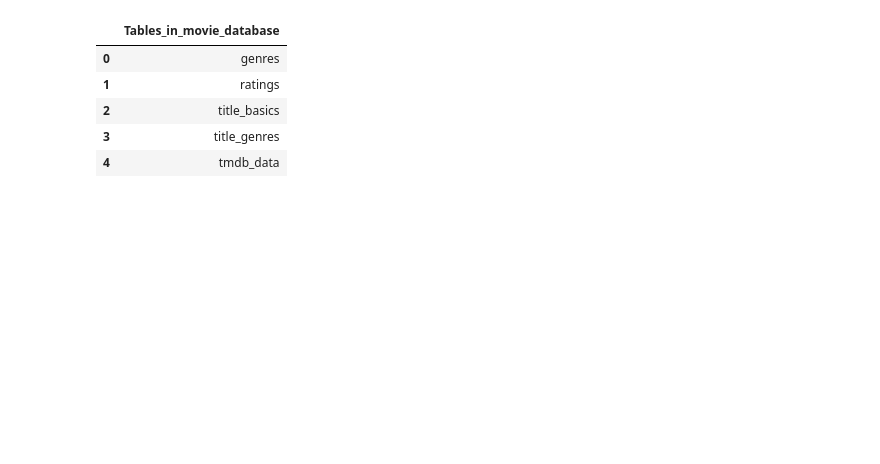
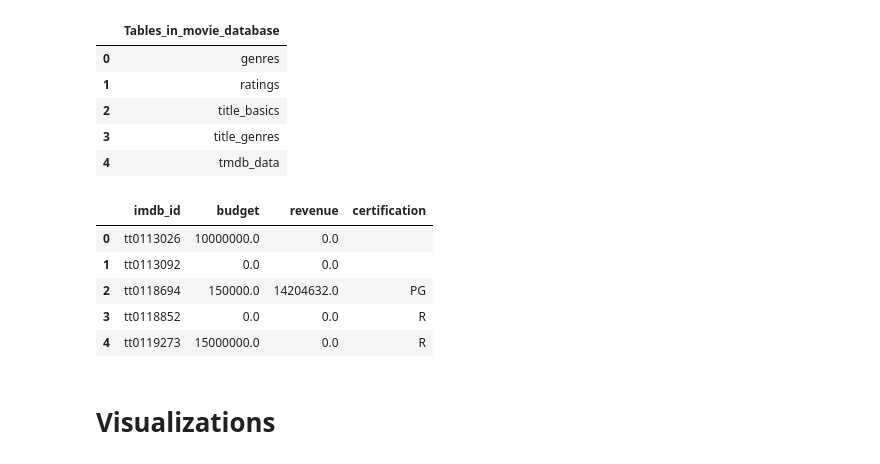
Before and after one commit to donmarcolaureano/Movie-Database, a Jupyter notebook: hypothesis_testing.ipynb, the cells around one changed output. Cells and saved outputs as stored; diff of their text form; code cells hidden in the pictures; blank space fills up the shorter version.

```diff
--- a/hypothesis_testing.ipynb
+++ b/hypothesis_testing.ipynb
@@ -367,3 +382,18 @@ pd.read_sql(q, conn)
 | 2 | title_basics |
 | 3 | title_genres |
 | 4 | tmdb_data |
+# %%
+q = """SELECT *
+FROM tmdb_data
+LIMIT 5
+"""""
+pd.read_sql(q, conn)
+# %% [output]
+|  | imdb_id | budget | revenue | certification |
+| 0 | tt0113026 | 10000000.0 | 0.0 |  |
+| 1 | tt0113092 | 0.0 | 0.0 |  |
+| 2 | tt0118694 | 150000.0 | 14204632.0 | PG |
+| 3 | tt0118852 | 0.0 | 0.0 | R |
+| 4 | tt0119273 | 15000000.0 | 0.0 | R |
+# %% [markdown]
+# Visualizations
```
Also changed, not shown: parts of 9 cells of this notebook, 4 other files.
